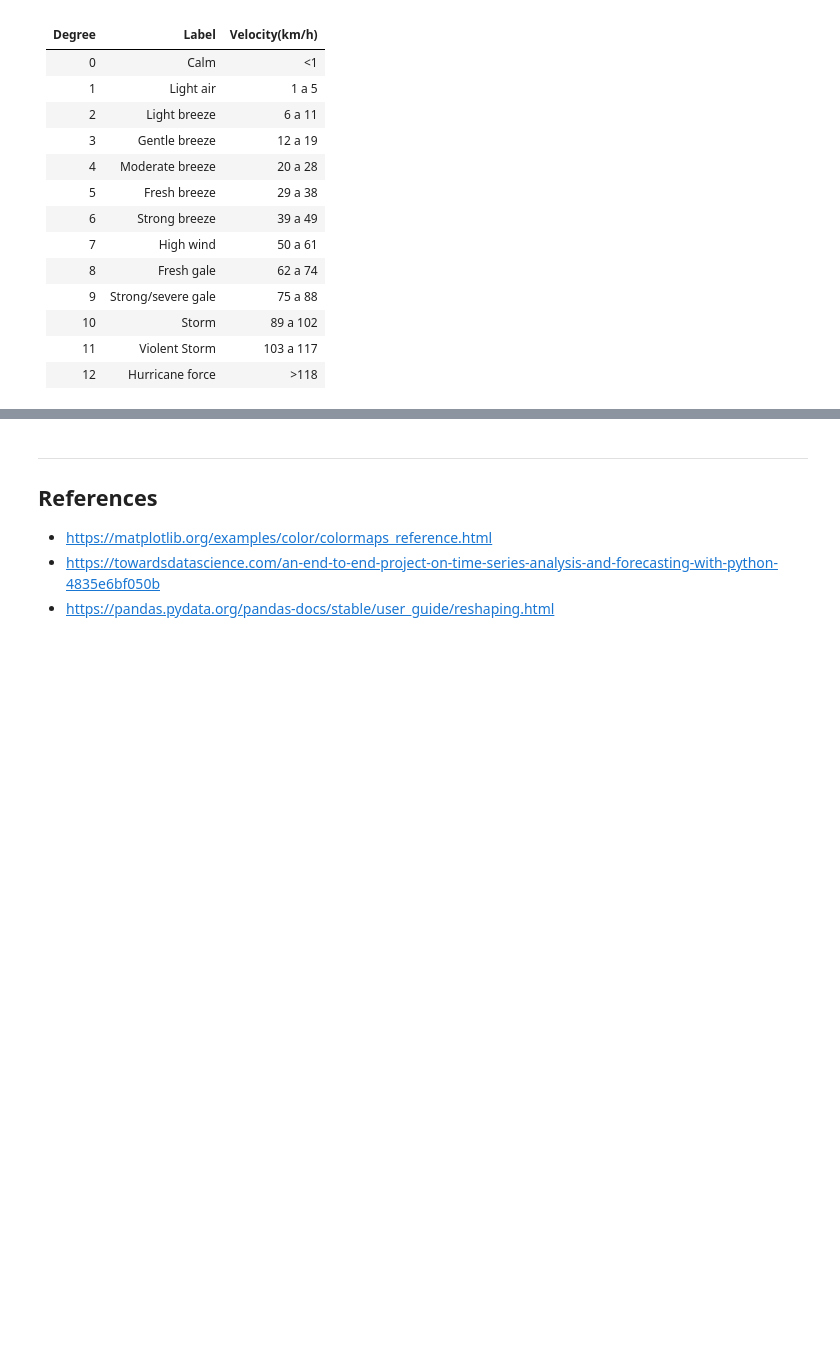
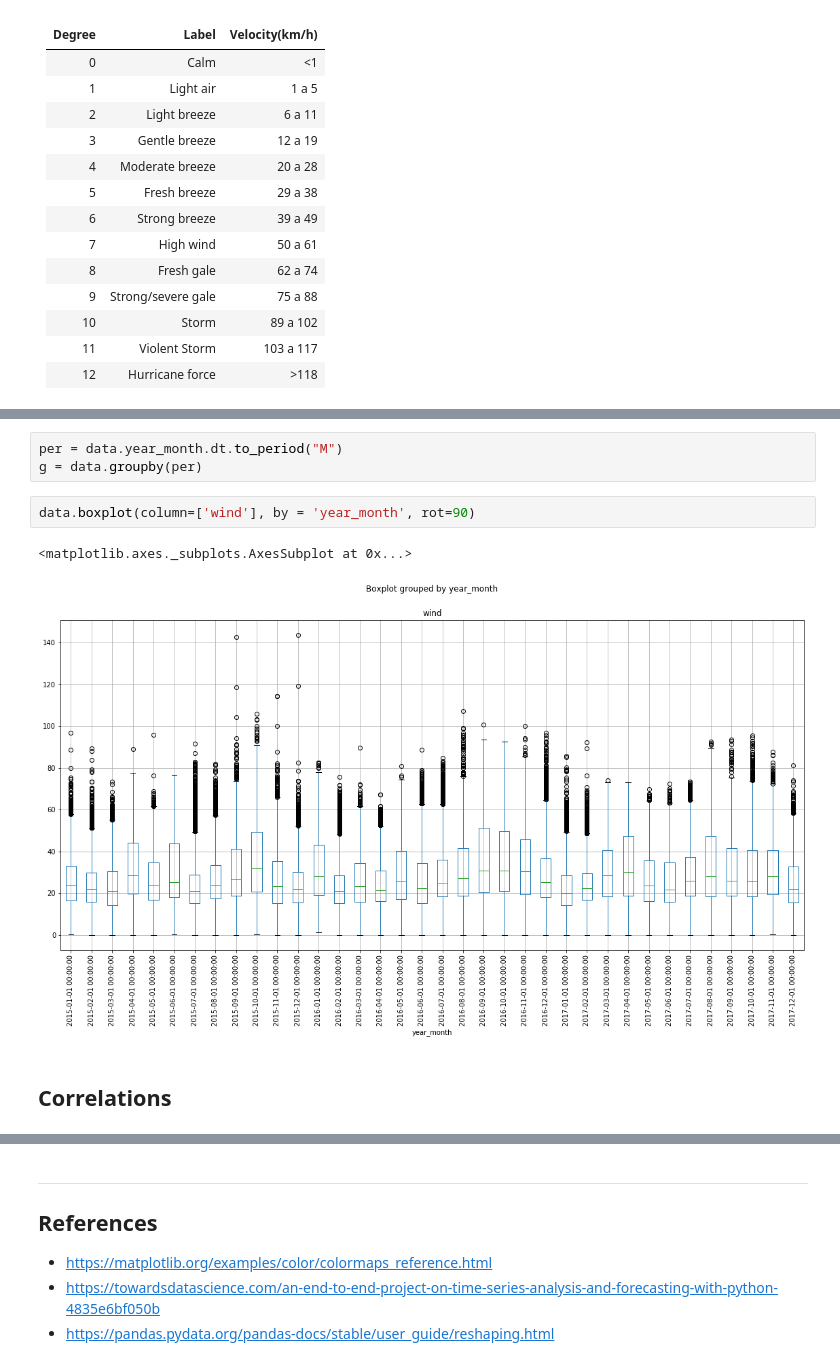
Before and after one commit to machine-learning-mocha/portfolio, a Jupyter notebook: cepagri/CEPAGRI.ipynb, the cells around one changed output, grey strips where cells are left out. Cells and saved outputs as stored; diff of their text form; blank space fills up the shorter version.

```diff
--- a/cepagri/CEPAGRI.ipynb
+++ b/cepagri/CEPAGRI.ipynb
@@ -205,0 +205,10 @@ Name: date, Length: 154120, dtype: object
+# %%
+per = data.year_month.dt.to_period("M")
+g = data.groupby(per)
+# %%
+data.boxplot(column=['wind'], by = 'year_month', rot=90)
+# %% [output]
+<matplotlib.axes._subplots.AxesSubplot at 0x...>
+[figure, added]
+# %% [markdown]
+## Correlations
```
Also changed, not shown: parts of 13 cells of this notebook.
